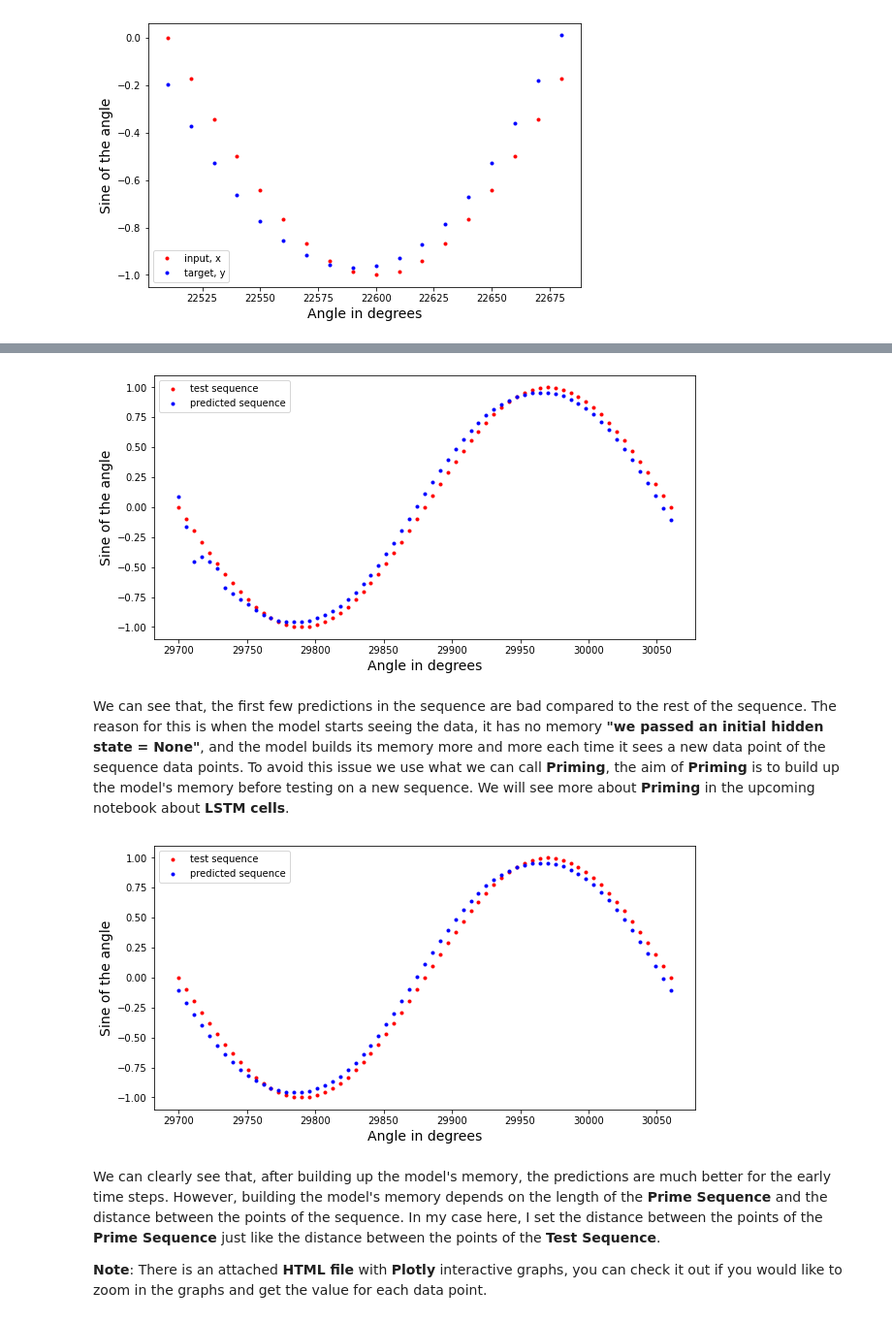
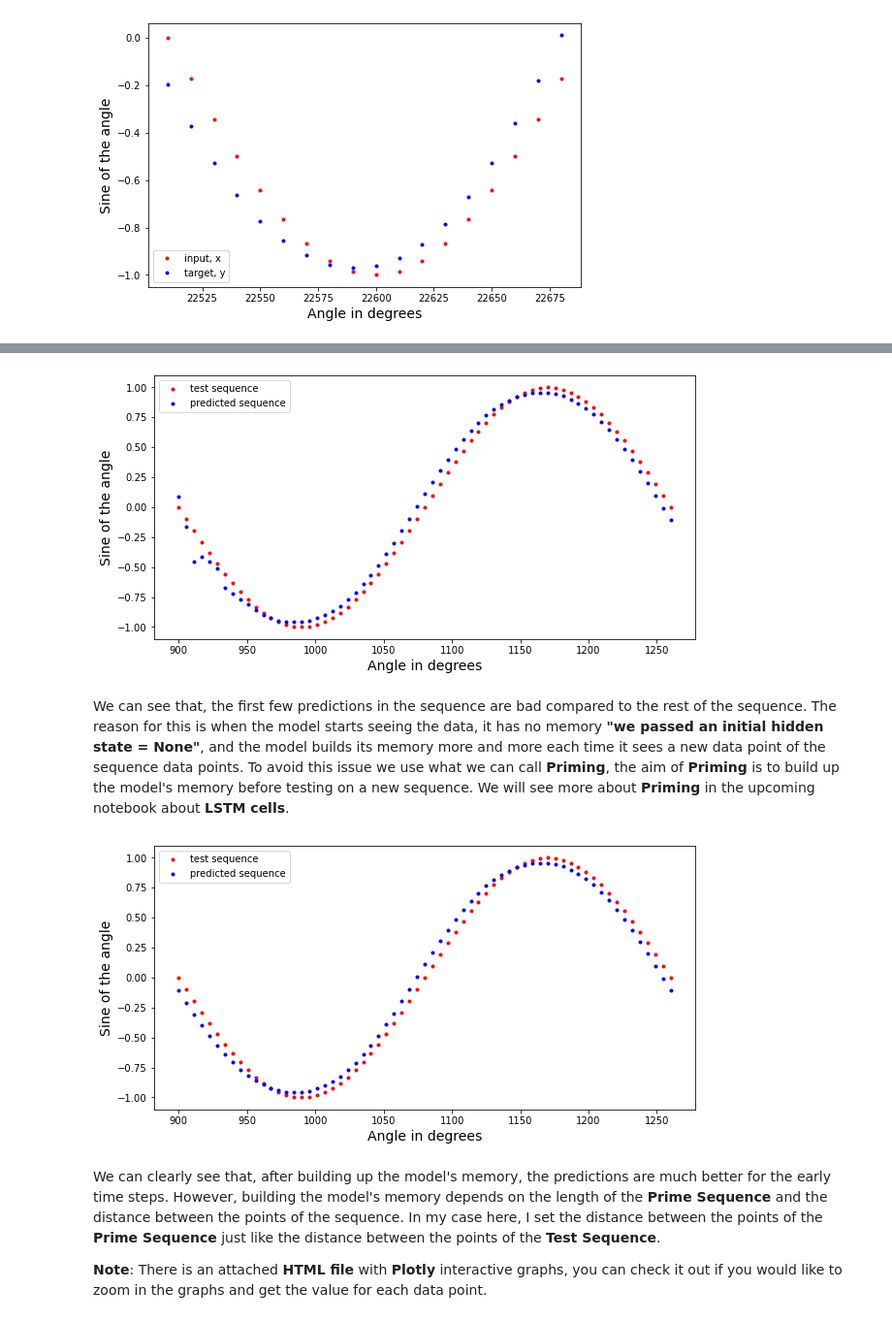
Before and after one commit to MinaGarss/PyTorch-tutorials, a Jupyter notebook: Udacity_RNNs_and_LSTM/01_Simple_RNN_with_comments.ipynb, the cells around one changed output, grey strips where cells are left out. Shown: that part at 97% size. Saved outputs shown, nothing was run; the diff lists cells and outputs as text; code cells hidden in the pictures.

```diff
--- a/Udacity_RNNs_and_LSTM/01_Simple_RNN_with_comments.ipynb
+++ b/Udacity_RNNs_and_LSTM/01_Simple_RNN_with_comments.ipynb
@@ -376,5 +376,5 @@ After training the model for **150 steps** we can see the model predicted values
 # %%
-test_steps = np.linspace(165*180, 167*180, 65)
+test_steps = np.linspace(5*180, 7*180, 65)
 test_seq = np.sin(test_steps * np.pi/180)
 
 plt.figure(figsize=(10,5))
@@ -413,36 +413,36 @@ plt.ylabel('Sine of the angle', fontsize=14)
 
 plt.show()
 # %% [output]
-[figure, old version]
+[figure, new version]
 # %% [markdown]
 We can see that, the first few predictions in the sequence are bad compared to the rest of the sequence. The reason for this is when the model starts seeing the data, it has no memory **"we passed an initial hidden state = None"**, and the model builds its memory more and more each time it sees a new data point of the sequence data points. To avoid this issue we use what we can call **Priming**, the aim of **Priming** is to build up the model's memory before testing on a new sequence. We will see more about **Priming** in the upcoming notebook about **LSTM cells**.
 # %%
 ## Creating a prime sequence
-prime_steps = np.linspace(164*180, 165*180-5.625, 32)
+prime_steps = np.linspace(4*180, 5*180-5.625, 32)
 prime_seq = np.sin(prime_steps * np.pi/180)
 
 ## Building up a memory for the model
 _, current_h = trained_rnn(torch.Tensor(prime_seq).unsqueeze(1).unsqueeze(0), None)
 
 ## Feeding the test sequence to the model after building up the memory along with this memory
 test_outputs, current_h = trained_rnn(test_seq_formatted, current_h)
 
 ## Formatting the model outputs
 test_outputs = test_outputs.detach().numpy().flatten()
 
 ## Plotting the predicted values against the input sequence
 plt.figure(figsize=(10,5))
 
 plt.plot(test_steps, test_seq, 'r.', label='test sequence')
 plt.plot(test_steps, test_outputs, 'b.', label='predicted sequence')
 
 plt.legend(loc='best')
 plt.xlabel('Angle in degrees', fontsize=14)
 plt.ylabel('Sine of the angle', fontsize=14)
 
 plt.show()
 # %% [output]
-[figure, old version]
+[figure, new version]
 # %% [markdown]
 We can clearly see that, after building up the model's memory, the predictions are much better for the early time steps. However, building the model's memory depends on the length of the **Prime Sequence** and the distance between the points of the sequence. In my case here, I set the distance between the points of the **Prime Sequence** just like the distance between the points of the **Test Sequence**.
 
```
Also changed, not shown: parts of 2 cells of this notebook.
